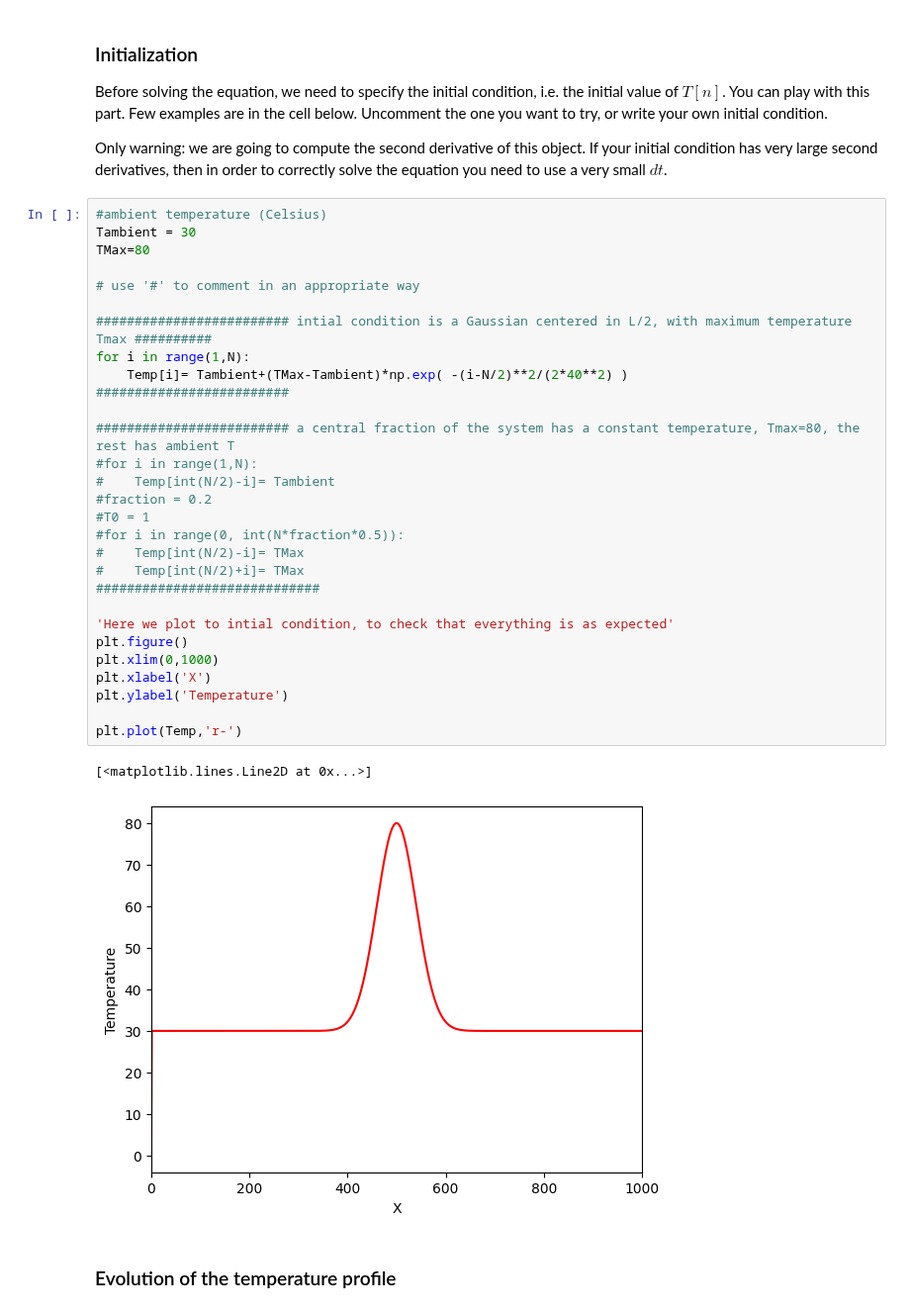
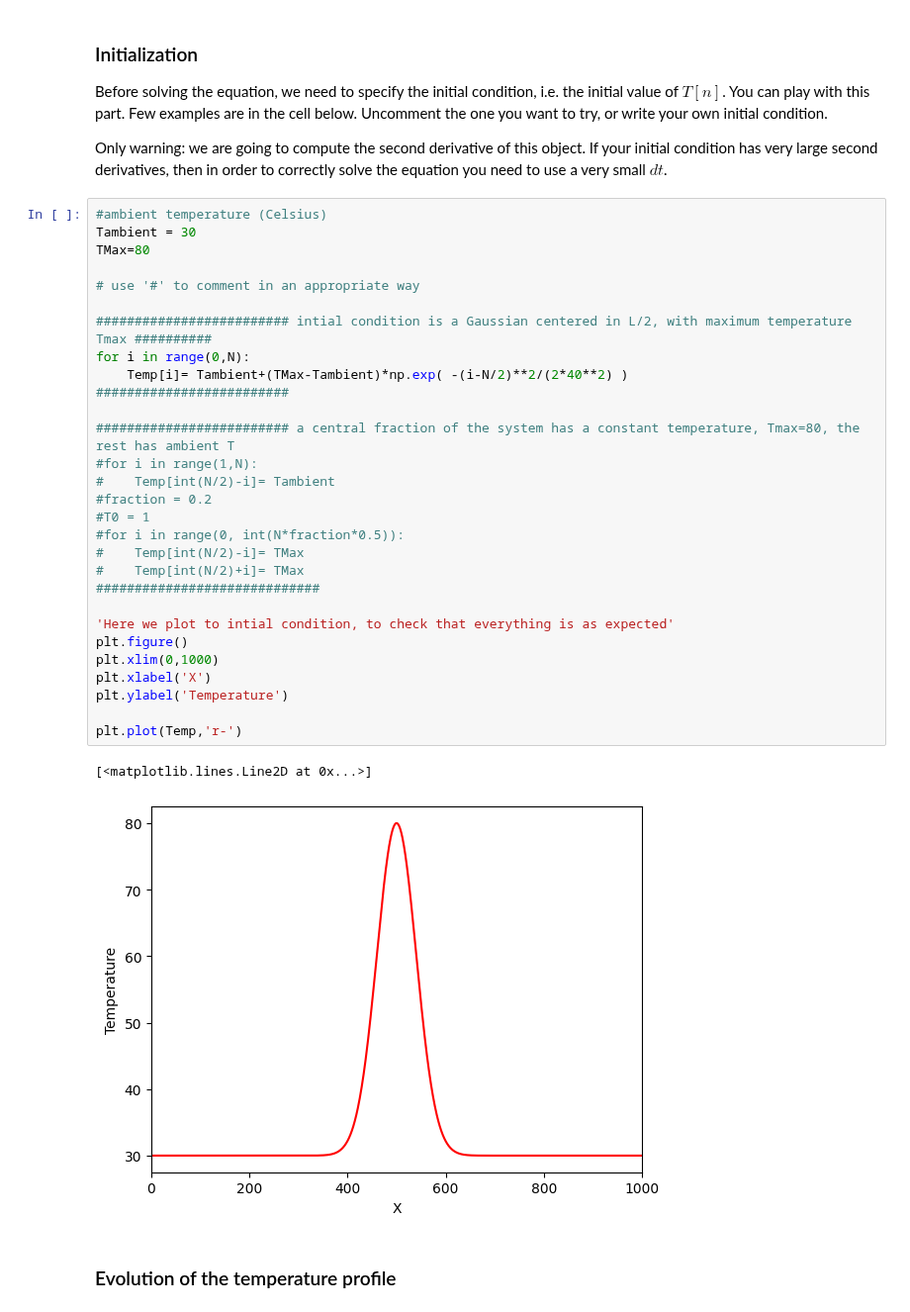
Before and after one commit to mpcmpc/PH2103, a Jupyter notebook: DiffusionEquation.ipynb, the cells around one changed output. Shown at 99% size. Saved outputs shown, nothing was run; the diff lists cells and outputs as text.

```diff
--- a/DiffusionEquation.ipynb
+++ b/DiffusionEquation.ipynb
@@ -117,35 +117,35 @@ Only warning: we are going to compute the second derivative of this object. If y
 # %%
 #ambient temperature (Celsius)
 Tambient = 30
 TMax=80
 
 # use '#' to comment in an appropriate way
 
 ######################### intial condition is a Gaussian centered in L/2, with maximum temperature Tmax ##########
-for i in range(1,N):
+for i in range(0,N):
     Temp[i]= Tambient+(TMax-Tambient)*np.exp( -(i-N/2)**2/(2*40**2) )
 #########################
 
 ######################### a central fraction of the system has a constant temperature, Tmax=80, the rest has ambient T
 #for i in range(1,N):
 #    Temp[int(N/2)-i]= Tambient
 #fraction = 0.2
 #T0 = 1
 #for i in range(0, int(N*fraction*0.5)):
 #    Temp[int(N/2)-i]= TMax
 #    Temp[int(N/2)+i]= TMax
 #############################
 
 'Here we plot to intial condition, to check that everything is as expected'
 plt.figure()
 plt.xlim(0,1000)
 plt.xlabel('X')
 plt.ylabel('Temperature')
 
 plt.plot(Temp,'r-')
 # %% [output]
 [<matplotlib.lines.Line2D at 0x...>]
-[figure, old version]
+[figure, new version]
 # %% [markdown]
 ### Evolution of the temperature profile
 # %%
```
Also changed, not shown: parts of 3 cells of this notebook.
